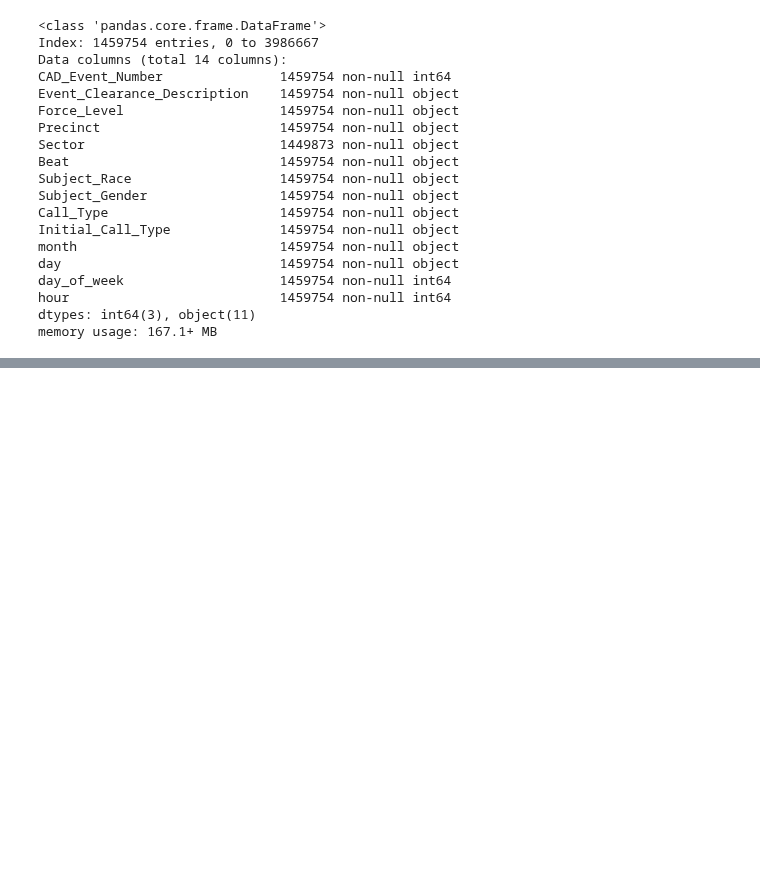
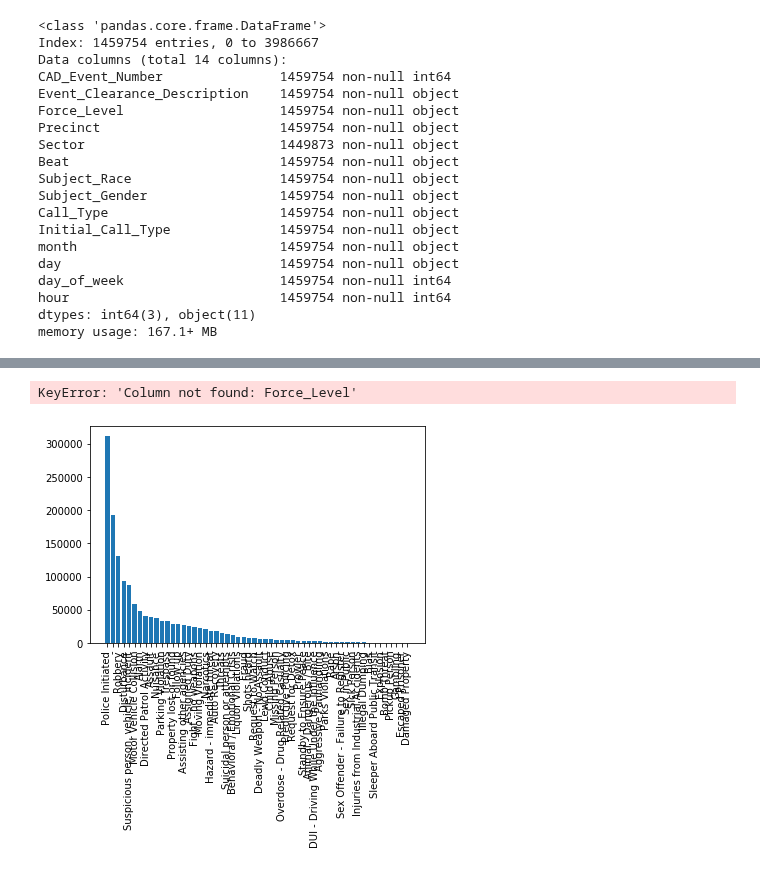
Before and after one commit to SarahMBurgart/use-of-force, a Jupyter notebook: Modeling.ipynb, the cells around one changed output, grey strips where cells are left out. Saved outputs shown, nothing was run; the diff lists cells and outputs as text; code cells hidden in the pictures; blank space fills up the shorter version.

```diff
--- a/Modeling.ipynb
+++ b/Modeling.ipynb
@@ -21,7 +21,7 @@ from sklearn.metrics import classification_report
 
 %matplotlib inline
 # %%
-nm2 = pd.read_pickle("data/all_calls17_uof_df.pkl")
+nm = pd.read_pickle("data/all_calls17_uof_df.pkl")
 
 # need to:
 # make a y and make categories numeric(?)
@@ -315,2 +283,7 @@ for item in new_col:
 # %%
 nm2["cat_ICT"] = new_col
+# %%
+
+# Get nums of indexes for which column has '-'
+indexnums = nm[ nm['cat_ICT'] == '-'].index
+nm.drop(indexnums,  inplace=True)
@@ -317,3 +325,15 @@ nm2["cat_ICT"] = new_col
+# %%
+nmvc = nm["cat_ICT"].value_counts()
+list(nmvc)
+
+nm.groupby("cat_ICT")["Force_Level"].value_counts()
+# %% [output]
+KeyError: 'Column not found: Force_Level'
+# %%
+plt.bar(nmvc.index, list(nmvc))
+plt.xticks(rotation="vertical");
+# %% [output]
+[figure, added]
 # %%
 # get dummies for string valued columns
 nm = pd.get_dummies(data = nm,
```
Also changed, not shown: parts of 25 cells of this notebook.
